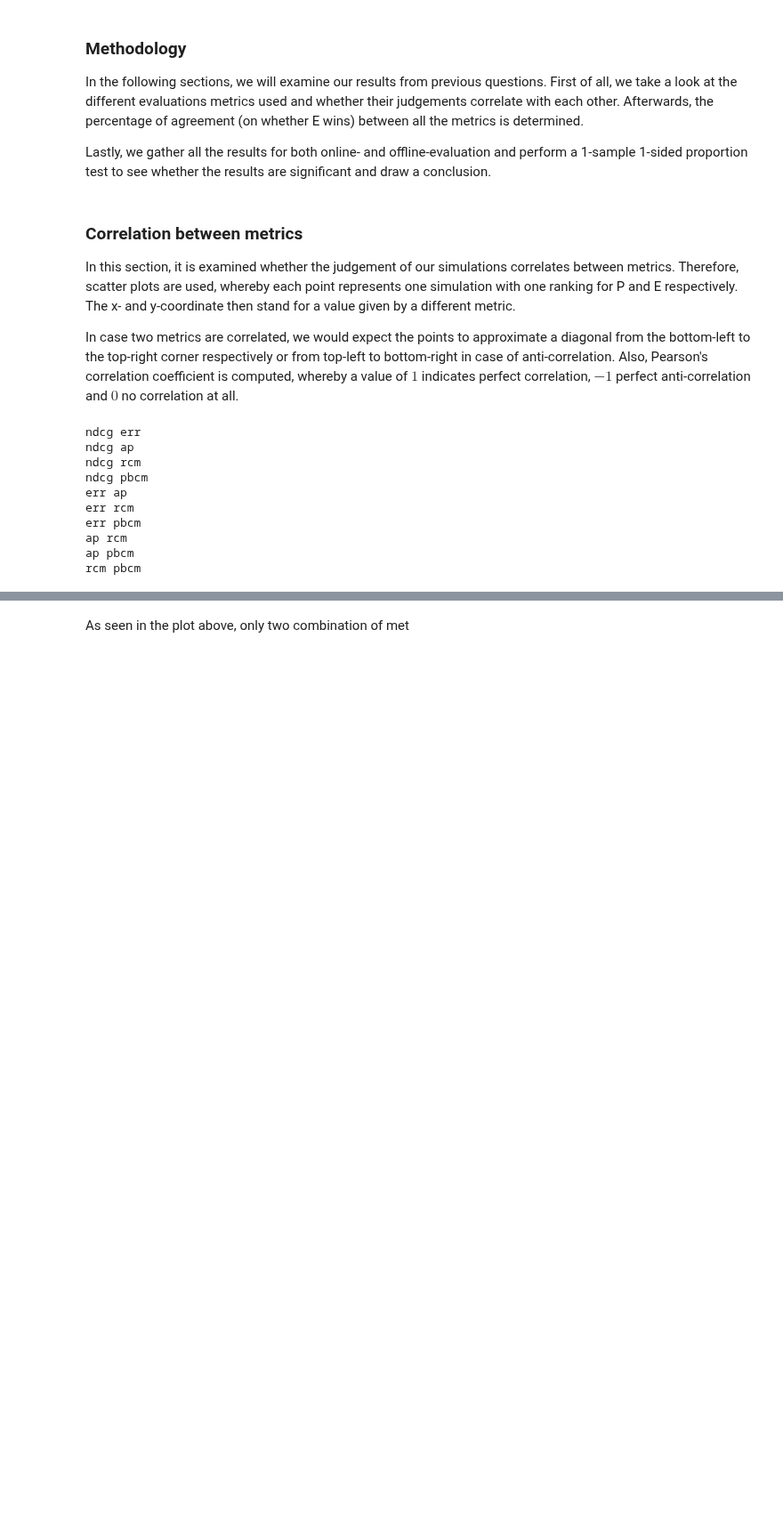
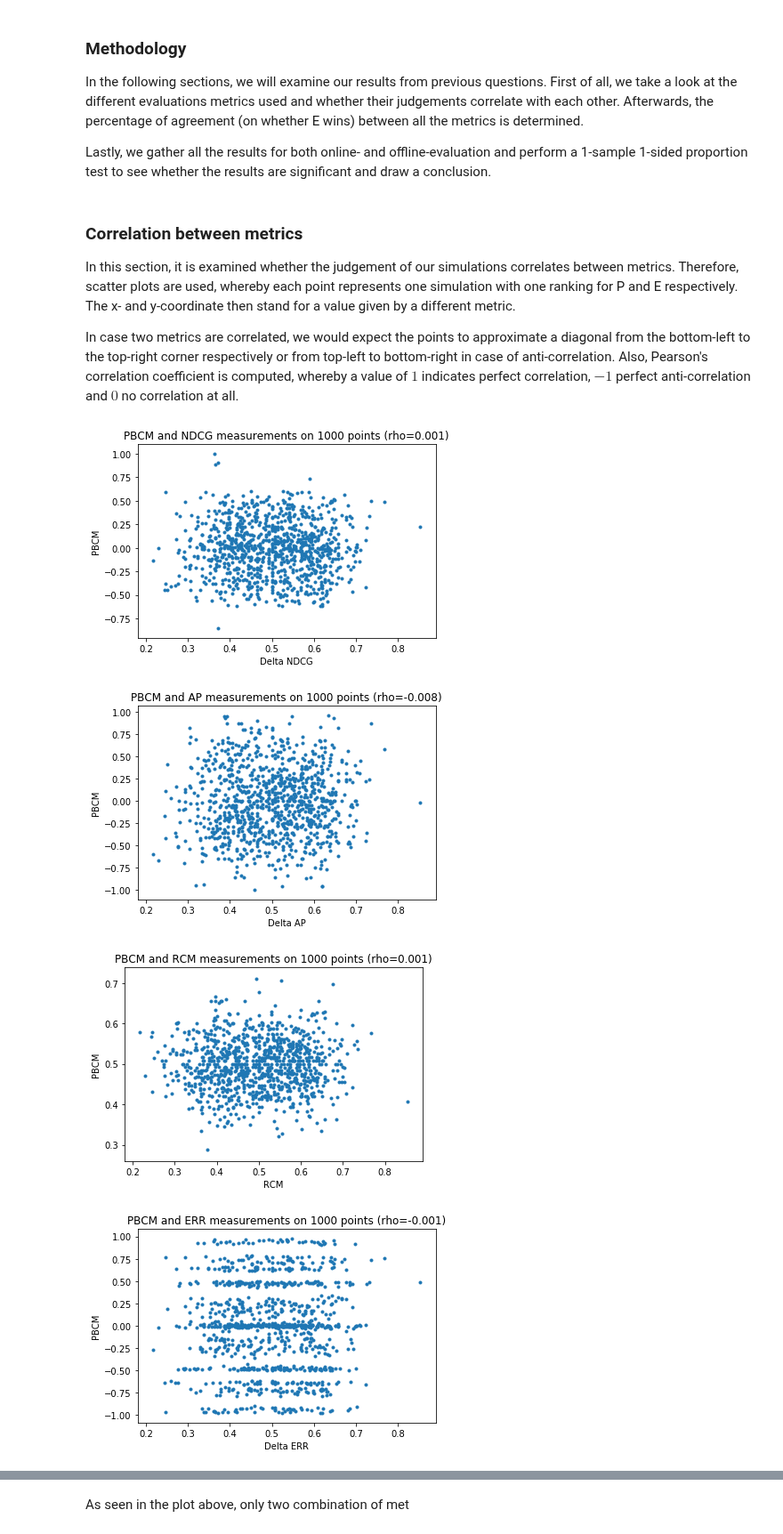
Before and after one commit to Kaleidophon/tipsy-tapir, a Jupyter notebook: homework1.ipynb, the cells around one changed output, grey strips where cells are left out. Shown at 89% size. Saved outputs shown, nothing was run; the diff lists cells and outputs as text; code cells hidden in the pictures; blank space fills up the shorter version.

```diff
--- a/homework1.ipynb
+++ b/homework1.ipynb
@@ -876,35 +869,25 @@ judgements = {
 # %%
 from itertools import combinations
 from random import sample
 from scipy.stats import pearsonr
 
 sample_size = 1000
 sampled_indices = sample(range(len(simul_random.ewins)), sample_size)
 
 for metric1, metric2 in combinations(judgements.keys(), 2):
-    print(metric1, metric2)
-    continue
-
     metric1_data, metric2_data = judgements[metric1], judgements[metric2]
 
     rho, _ = pearsonr(metric1_data, metric2_data)
     plt.scatter([metric1_data[i] for i in sampled_indices], [metric2_data[i] for i in sampled_indices], marker=".")
-    if metric1 in ("ndcg", "err", "ap"):
-        ylabel = "Delta " + metric1.upper()
-    if metric2 in ("ndcg", "err", "ap"):
-        xlabel = "Delta " + metric2.upper()
+    ylabel = "Delta " + metric1.upper() if metric1 in ("ndcg", "err", "ap") else metric1.upper()
+
+    xlabel = "Delta " + metric2.upper() if metric2 in ("ndcg", "err", "ap") else metric2.upper()
     plt.title("{} and {} measurements on {} points (rho={:.3f})".format(metric1.upper(), metric2.upper(), sample_size, rho))
     plt.ylabel(ylabel)
     plt.xlabel(xlabel)
     plt.show()
 # %% [output]
-ndcg err
-ndcg ap
-ndcg rcm
-ndcg pbcm
-err ap
-err rcm
-err pbcm
-ap rcm
-ap pbcm
-rcm pbcm
+[figure, added]
+[figure, added]
+[figure, added]
+[figure, added]
```
Also changed, not shown: parts of 3 cells of this notebook.
